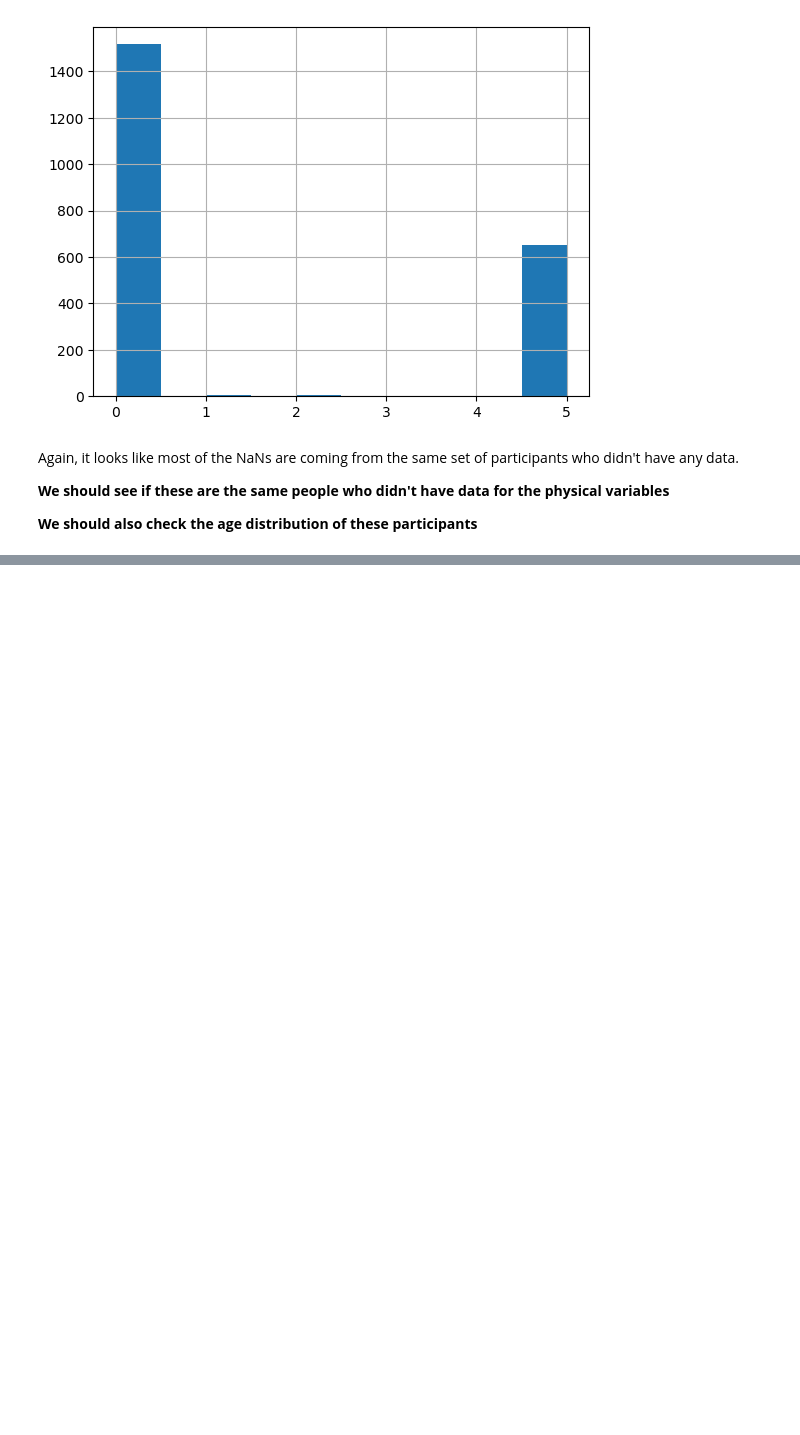
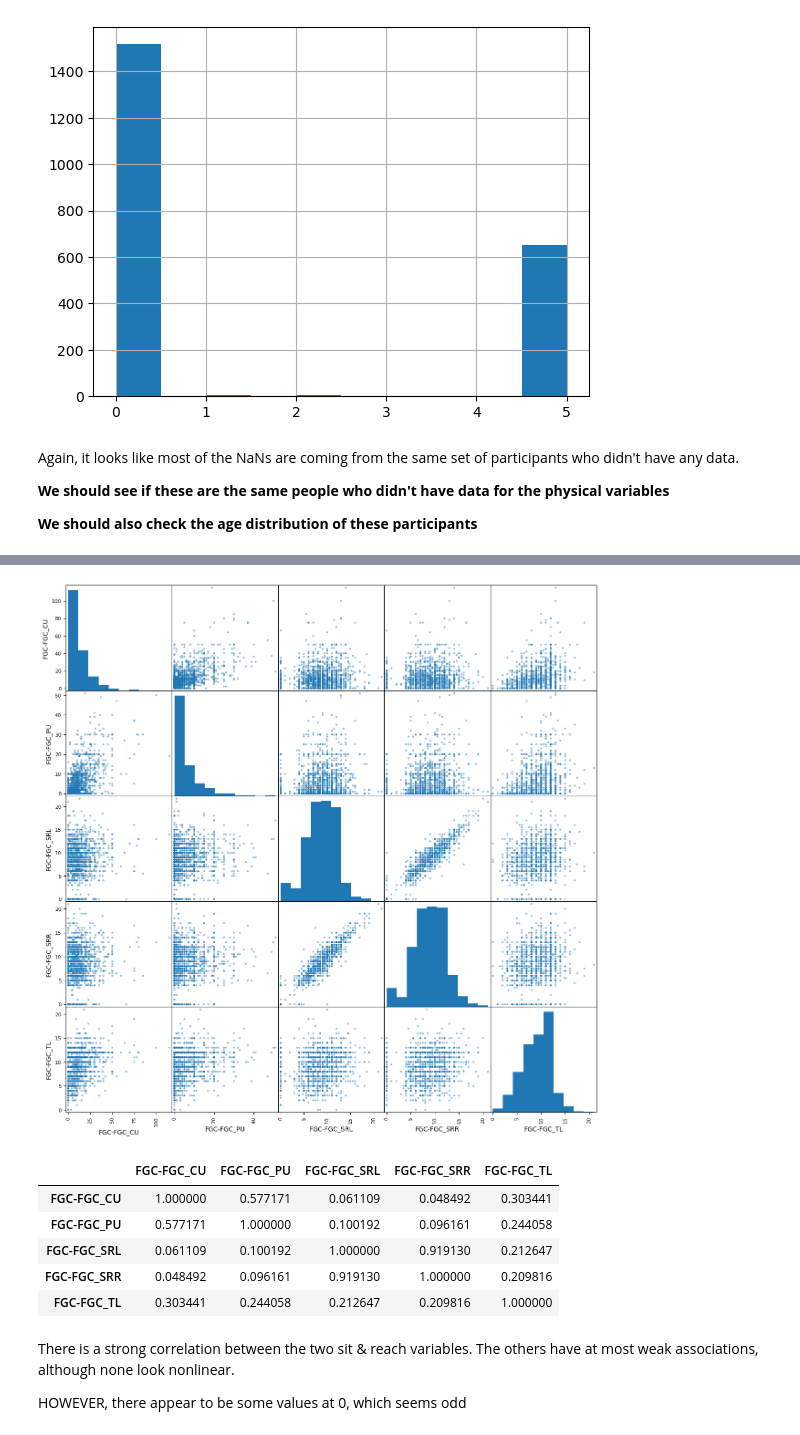
Before and after one commit to aarondweinberg/CMI_problematic_internet_use, a Jupyter notebook: EDA_PCA_AW.ipynb, the cells around one changed output, grey strips where cells are left out. Drawn from its saved outputs; the diff is of its cells as text; code cells hidden in the pictures; blank space fills up the shorter version.

```diff
--- a/EDA_PCA_AW.ipynb
+++ b/EDA_PCA_AW.ipynb
@@ -354,0 +427,19 @@ Again, it looks like most of the NaNs are coming from the same set of participan
+# %%
+# PCA can only be used with linear data. So let's examine relationships between these five variables
+scatter_matrix(train_fitness, figsize=(15,15))
+plt.show()
+
+# Create a correlation matrix of the variables in physical_vars
+train_fitness.corr()
+# %% [output]
+[figure, added]
+|  | FGC-FGC_CU | FGC-FGC_PU | FGC-FGC_SRL | FGC-FGC_SRR | FGC-FGC_TL |
+| FGC-FGC_CU | 1.000000 | 0.577171 | 0.061109 | 0.048492 | 0.303441 |
+| FGC-FGC_PU | 0.577171 | 1.000000 | 0.100192 | 0.096161 | 0.244058 |
+| FGC-FGC_SRL | 0.061109 | 0.100192 | 1.000000 | 0.919130 | 0.212647 |
+| FGC-FGC_SRR | 0.048492 | 0.096161 | 0.919130 | 1.000000 | 0.209816 |
+| FGC-FGC_TL | 0.303441 | 0.244058 | 0.212647 | 0.209816 | 1.000000 |
+# %% [markdown]
+There is a strong correlation between the two sit & reach variables. The others have at most weak associations, although none look nonlinear.
+
+HOWEVER, there appear to be some values at 0, which seems odd
```
Also changed, not shown: parts of 17 cells of this notebook.
